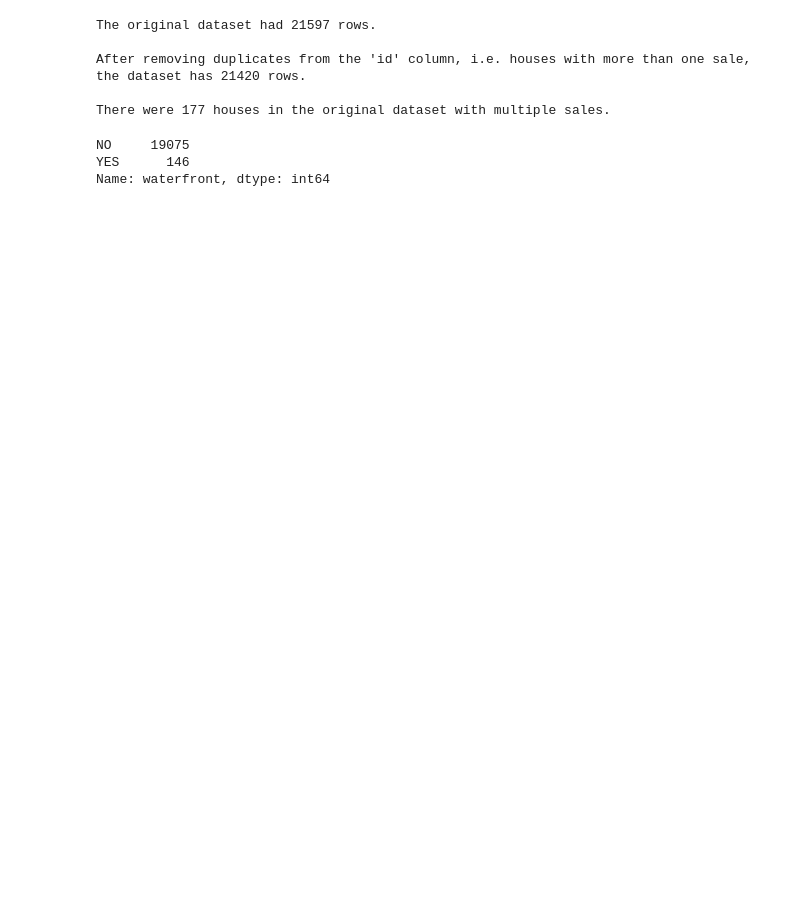
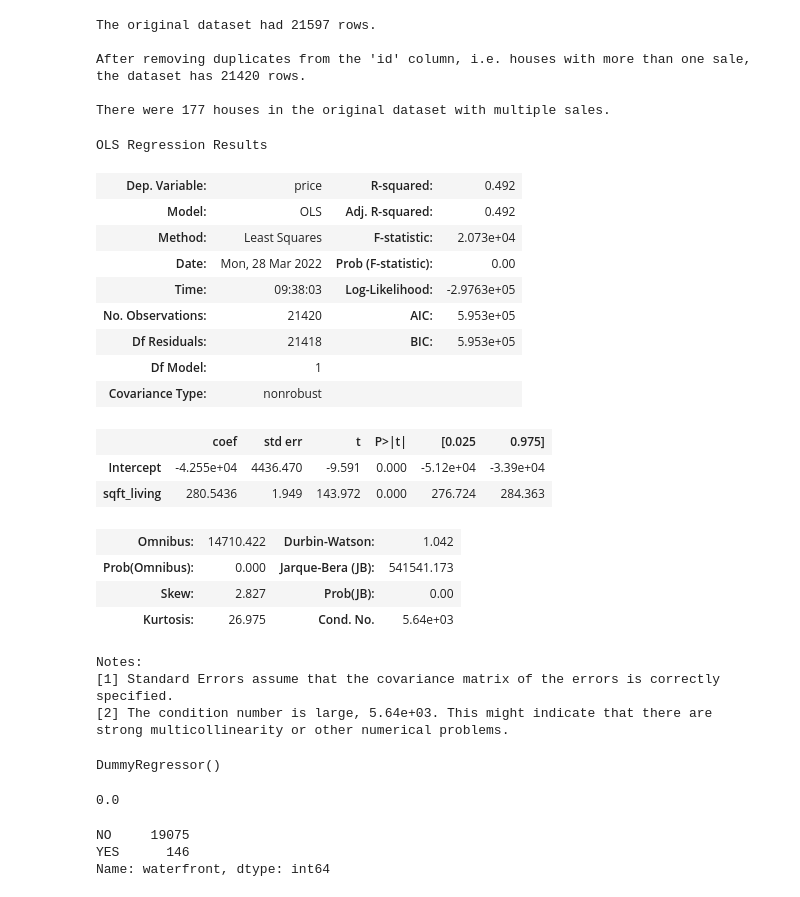
Before and after one commit to xiaohua-su/King_County_Real_Estate_Analysis, a Jupyter notebook: Workspace_Luke/Initial_EDA_Luke.ipynb, the cells around one changed output. Saved outputs shown, nothing was run; the diff lists cells and outputs as text; code cells hidden in the pictures; blank space fills up the shorter version.

Commit message:
Pushing AM workspace changes including DummyRegressor

```diff
--- a/Workspace_Luke/Initial_EDA_Luke.ipynb
+++ b/Workspace_Luke/Initial_EDA_Luke.ipynb
@@ -105,5 +126,29 @@ There were 177 houses in the original dataset with multiple sales.
 # %%
 # Creating a straightforward, initial model --
 # just for kicks
 simple_formula = 'price ~ sqft_living'
 simple_model = ols(formula = simple_formula, data = df_copy).fit()
+
+simple_model.summary()
+# %% [output]
+OLS Regression Results
+| Dep. Variable: | price | R-squared: | 0.492 |
+| Model: | OLS | Adj. R-squared: | 0.492 |
+| Method: | Least Squares | F-statistic: | 2.073e+04 |
+| Date: | Mon, 28 Mar 2022 | Prob (F-statistic): | 0.00 |
+| Time: | 09:38:03 | Log-Likelihood: | -2.9763e+05 |
+| No. Observations: | 21420 | AIC: | 5.953e+05 |
+| Df Residuals: | 21418 | BIC: | 5.953e+05 |
+| Df Model: | 1 |  |  |
+| Covariance Type: | nonrobust |  |  |
+|  | coef | std err | t | P>|t| | [0.025 | 0.975] |
+| Intercept | -4.255e+04 | 4436.470 | -9.591 | 0.000 | -5.12e+04 | -3.39e+04 |
+| sqft_living | 280.5436 | 1.949 | 143.972 | 0.000 | 276.724 | 284.363 |
+| Omnibus: | 14710.422 | Durbin-Watson: | 1.042 |
+| Prob(Omnibus): | 0.000 | Jarque-Bera (JB): | 541541.173 |
+| Skew: | 2.827 | Prob(JB): | 0.00 |
+| Kurtosis: | 26.975 | Cond. No. | 5.64e+03 |
+Notes:
+[1] Standard Errors assume that the covariance matrix of the errors is correctly specified.
+[2] The condition number is large, 5.64e+03. This might indicate that there are
+strong multicollinearity or other numerical problems.
@@ -110,3 +160,11 @@ simple_model = ols(formula = simple_formula, data = df_copy).fit()
+# %%
+dummy_lr.fit(X,y)
+# %% [output]
+DummyRegressor()
+# %%
+dummy_lr.score(X,y)
+# %% [output]
+0.0
 # %%
 # Some exploratory value counts on columns of interest
 
```
Also changed, not shown: parts of 13 cells of this notebook.
